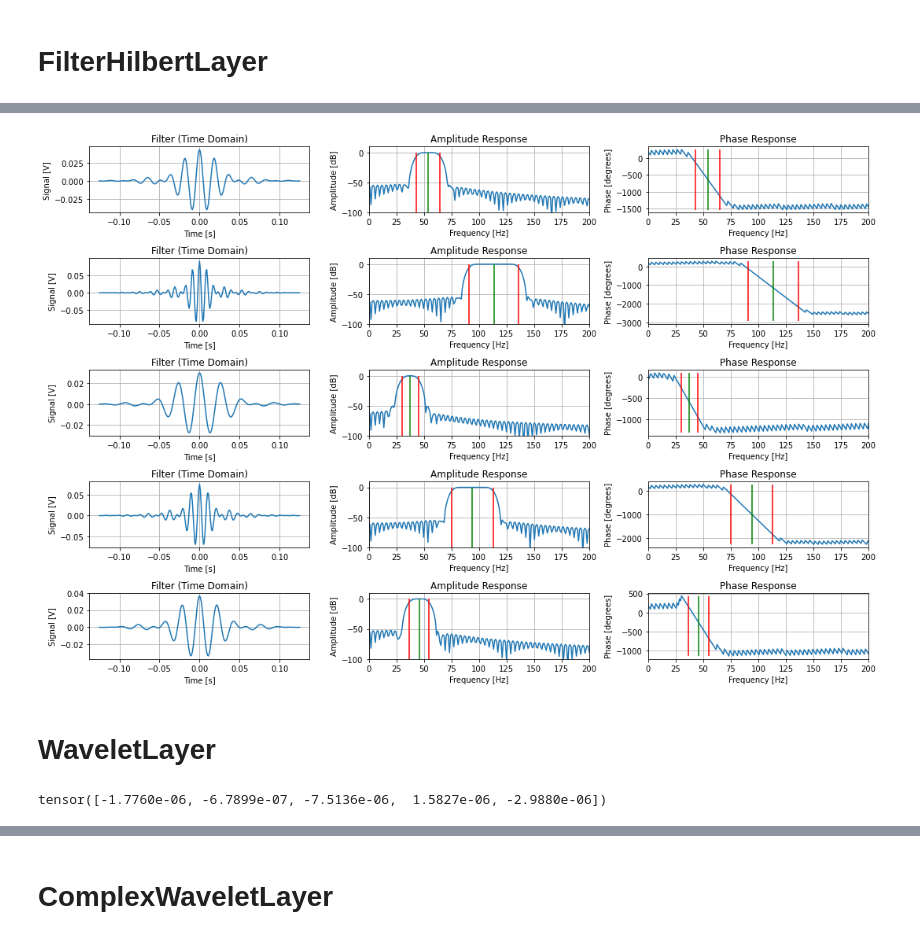
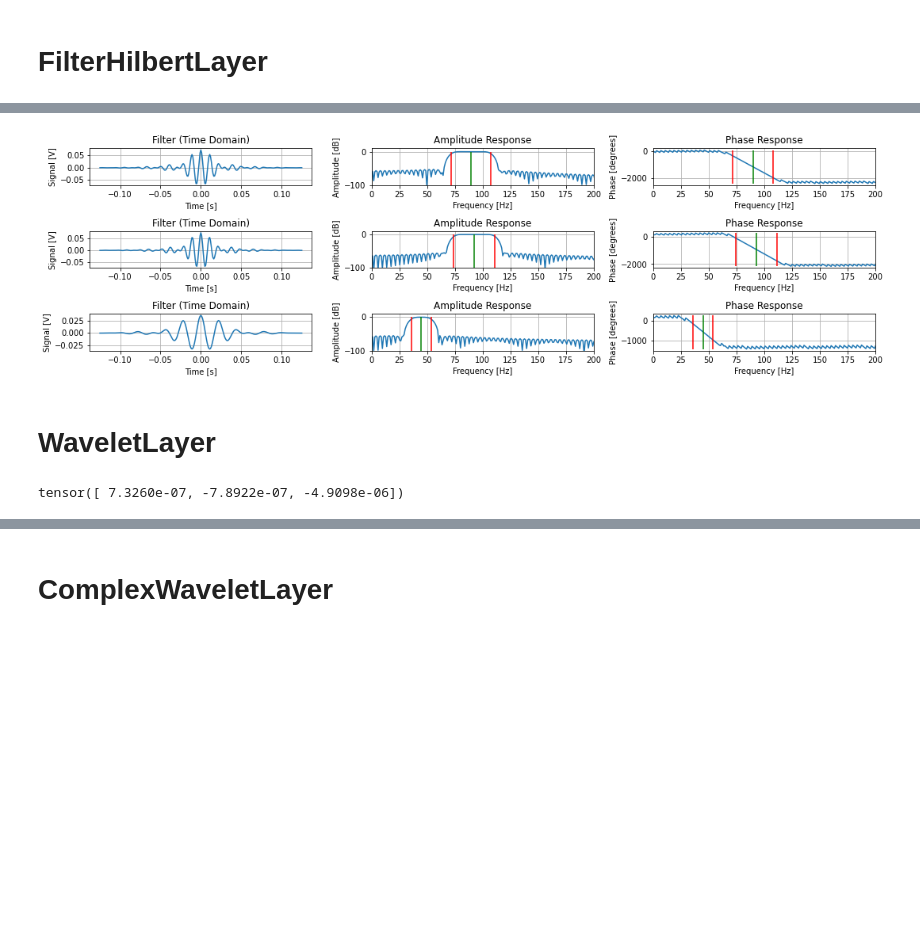
Before and after one commit to amvosk/adenvex, a Jupyter notebook: TemporalLayers1d.ipynb, the cells around one changed output, grey strips where cells are left out. Drawn from its saved outputs; the diff is of its cells as text; code cells hidden in the pictures; blank space fills up the shorter version.

```diff
--- a/TemporalLayers1d.ipynb
+++ b/TemporalLayers1d.ipynb
@@ -13,33 +31,20 @@ from envelope_detector import SincLayer1d, SincHilbertLayer1d, WaveletLayer1d, C
 # %% [markdown]
 # SincLayer
 # %%
-seed = 42
-torch.manual_seed(seed)
-
-srate = 1000
-n_channels = 5
-kernel_size = 251
-fmin_init = 10
-fmax_init = 150
-freq = None
-# bandwidth = None
-bandwidth = 0.4
-x = torch.randn(size=(n_channels, 3000,))
-
 sinc = SincLayer1d(
-    n_channels=n_channels,
+    in_channels=n_channels,
+    out_channels=n_channels,
     kernel_size=kernel_size,
     srate=srate,
     fmin_init=fmin_init,
     fmax_init=fmax_init,
-    freq=freq,
+    freq=frequency,
     bandwidth=bandwidth,
     seed=seed,
 )
 
 y = sinc(x)
 
-assert x.shape == y.shape
 y.mean().backward()
 sinc.coef_freq.grad
 # %% [output]
@@ -111,26 +116,14 @@ plt.show()
 # %% [markdown]
 # FilterHilbertLayer
 # %%
-seed = 42
-torch.manual_seed(seed)
-
-srate = 1000
-n_channels = 5
-kernel_size = 251
-fmin_init = 10
-fmax_init = 150
-freq = None
-# bandwidth = None
-bandwidth = 0.4
-x = torch.randn(size=(n_channels, 3000,))
-
 sinc_hilbert = SincHilbertLayer1d(
-    n_channels=n_channels,
+    in_channels=n_channels,
+    out_channels=n_channels,
     kernel_size=kernel_size,
     srate=srate,
     fmin_init=fmin_init,
     fmax_init=fmax_init,
-    freq=freq,
+    freq=frequency,
     bandwidth=bandwidth,
     seed=seed,
 )
@@ -138,7 +131,6 @@ sinc_hilbert = SincHilbertLayer1d(
 y_ = sinc_hilbert(x, return_filtered=True)
 y = sinc_hilbert(x)
 
-assert x.shape == y.shape
-y_.mean().backward()
+y.mean().backward()
 sinc_hilbert.coef_freq.grad
 # %% [output]
@@ -170,7 +162,7 @@ filt = sinc_hilbert._create_filters(freq_low, freq_high).detach().numpy()
 freqs, freq_low, freq_high = freqs.detach().numpy(), freq_low.detach().numpy(), freq_high.detach().numpy()
 # filt = filter_hilbert.create_filters().detach().numpy()
 
-fig, ax = plt.subplots(n_channels, 3, figsize=(15, 2*n_channels))
+fig, ax = plt.subplots(n_channels, 3, figsize=(15, 1.5*n_channels))
 for i in range(n_channels):
     filter_coeffs = filt[i,0]
     w, h = sg.freqz(filter_coeffs, fs=srate * 2 * math.pi)
@@ -183,68 +175,55 @@ for i in range(n_channels):
     ax[i,0].set_ylabel('Signal [V]')
     ax[i,0].set_xlabel('Time [s]')
     ax[i,0].set_title('Filter (Time Domain)')
     ax[i,0].grid(True)
 
     ax[i,1].plot(freq, amp)
     ax[i,1].vlines(freqs[i], np.min(amp), np.max(amp), colors='g')
     ax[i,1].vlines(freq_low[i], np.min(amp), np.max(amp), colors='r')
     ax[i,1].vlines(freq_high[i], np.min(amp), np.max(amp), colors='r')
     ax[i,1].set_ylim(-100, 10)
     ax[i,1].set_xlim(0, 200)
     ax[i,1].set_ylabel('Amplitude [dB]')
     ax[i,1].set_xlabel('Frequency [Hz]')
     ax[i,1].set_title('Amplitude Response')
     ax[i,1].grid(True)
 
     ax[i,2].plot(freq, phase)
     ax[i,2].vlines(freqs[i], np.min(phase), np.max(phase), colors='g')
     ax[i,2].vlines(freq_low[i], np.min(phase), np.max(phase), colors='r')
     ax[i,2].vlines(freq_high[i], np.min(phase), np.max(phase), colors='r')
     ax[i,2].set_xlim(0, 200)
     ax[i,2].set_xlabel('Frequency [Hz]')
     ax[i,2].set_ylabel('Phase [degrees]')
     ax[i,2].set_title('Phase Response')
     ax[i,2].grid(True)
 
 plt.tight_layout()
 # plt.savefig('figure/sincnet_timefreq')
 plt.show()
 # %% [output]
-[figure, old version]
+[figure, new version]
 # %% [markdown]
 # WaveletLayer
 # %%
-seed = 42
-torch.manual_seed(seed)
-
-srate = 1000
-n_channels = 5
-kernel_size = 251
-fmin_init = 10
-fmax_init = 150
-freq = None
-# bandwidth = None
-bandwidth = 0.4
-x = torch.randn(size=(n_channels, 3000,))
-
 wavelet = WaveletLayer1d(
-    n_channels=n_channels,
+    in_channels=n_channels,
+    out_channels=n_channels,
     kernel_size=kernel_size,
     srate=srate,
     fmin_init=fmin_init,
     fmax_init=fmax_init,
-    freq=freq,
+    freq=frequency,
     bandwidth=bandwidth,
     seed=seed,
 )
 
 y = wavelet(x)
 
-assert x.shape == y.shape
 y.mean().backward()
 wavelet.coef_freq.grad
 # %% [output]
-tensor([-1.7760e-06, -6.7899e-07, -7.5136e-06,  1.5827e-06, -2.9880e-06])
+tensor([ 7.3260e-07, -7.8922e-07, -4.9098e-06])
 # %%
 x_numpy = x.numpy()
 y_numpy = y.detach().numpy()
```
Also changed, not shown: parts of 12 cells of this notebook, 2 other files.
